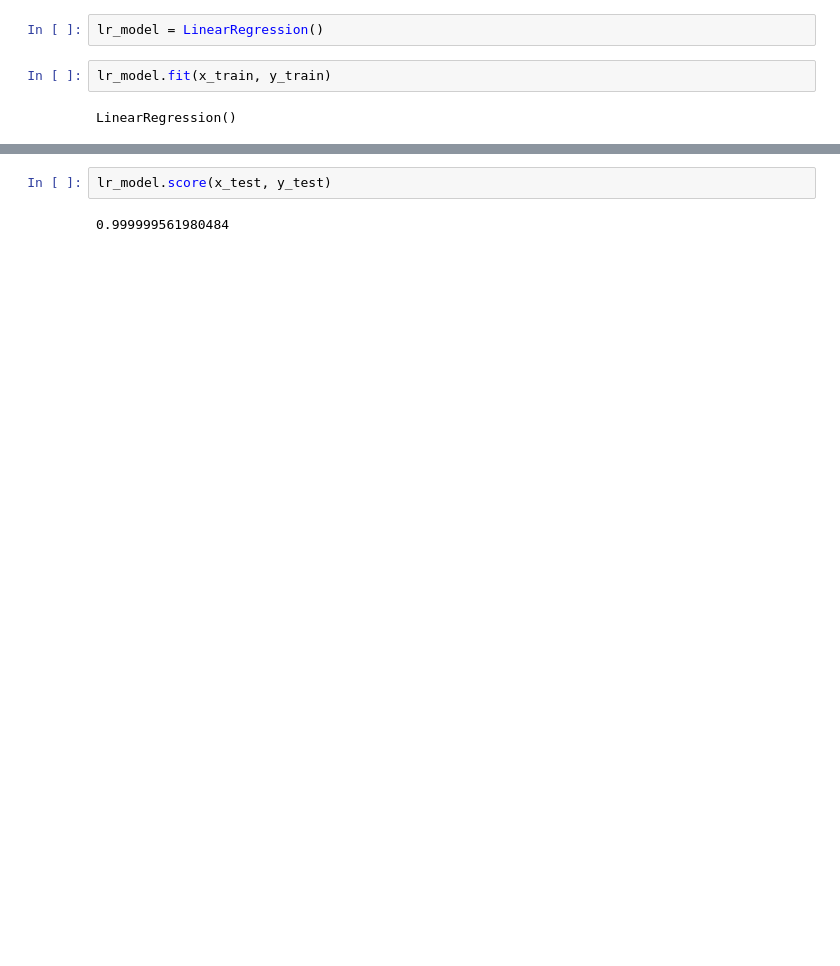
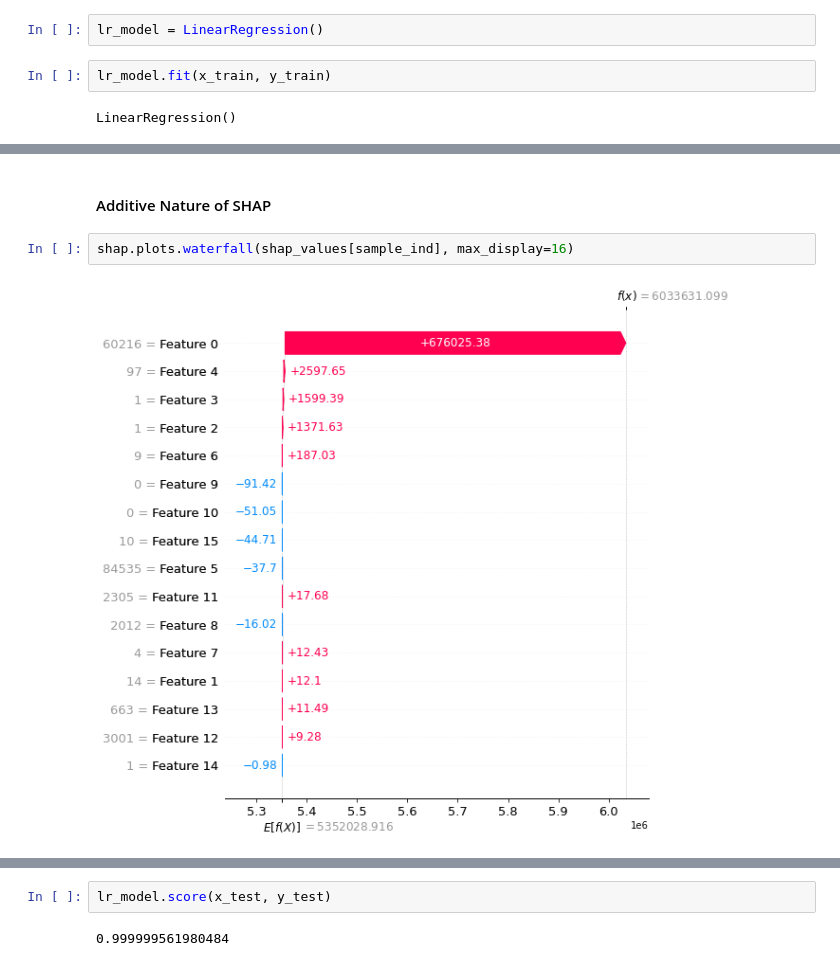
Before and after one commit to anaklusmos666/House_Price_Prediction, a Jupyter notebook: Linear_Regression.ipynb, the cells around one changed output, grey strips where cells are left out. Drawn from its saved outputs; the diff is of its cells as text; blank space fills up the shorter version.

```diff
--- a/Linear_Regression.ipynb
+++ b/Linear_Regression.ipynb
@@ -37,0 +130,6 @@ LinearRegression()
+# %% [markdown]
+#### Additive Nature of SHAP
+# %%
+shap.plots.waterfall(shap_values[sample_ind], max_display=16)
+# %% [output]
+[figure, added]
```
Also changed, not shown: parts of 22 cells of this notebook.
